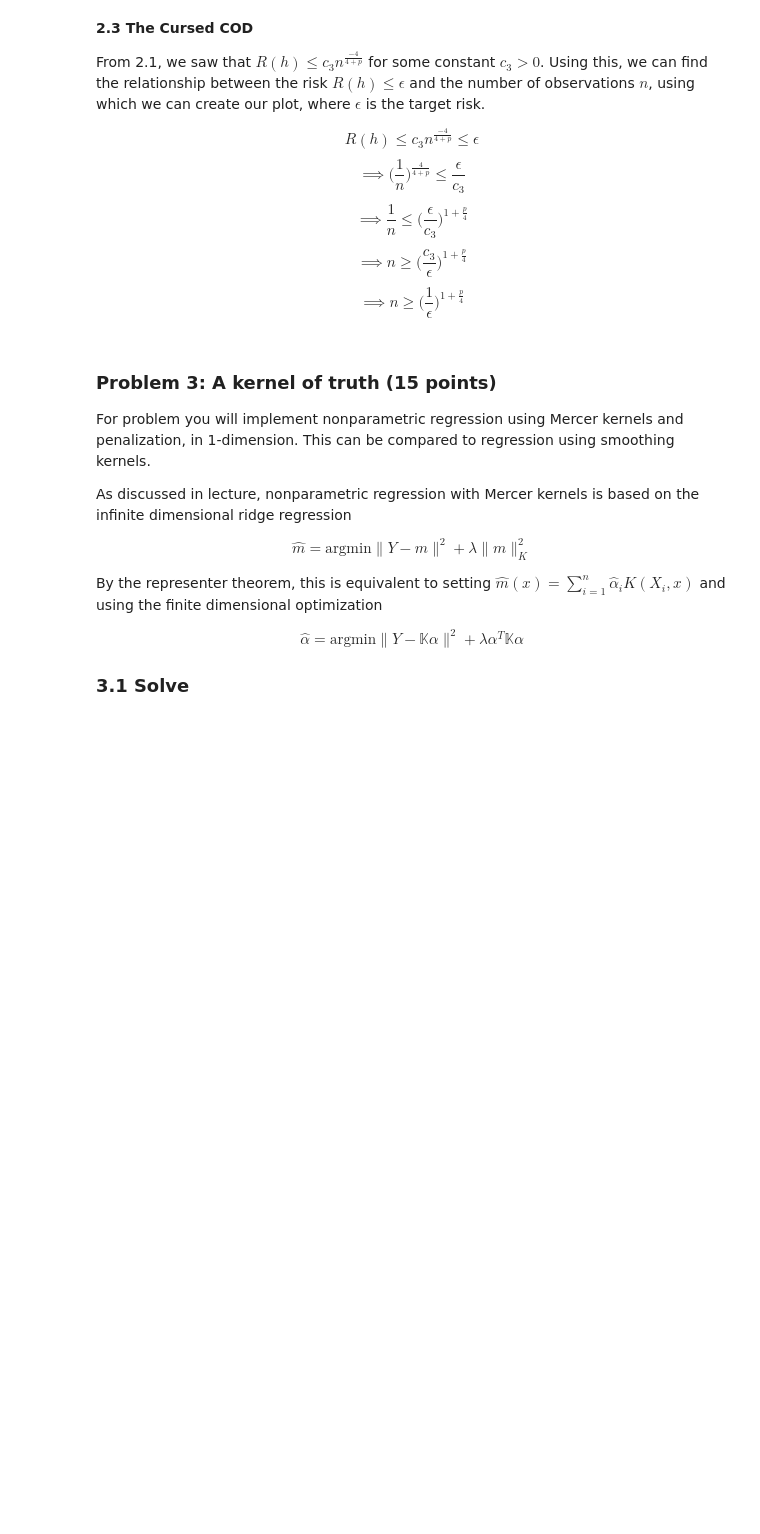
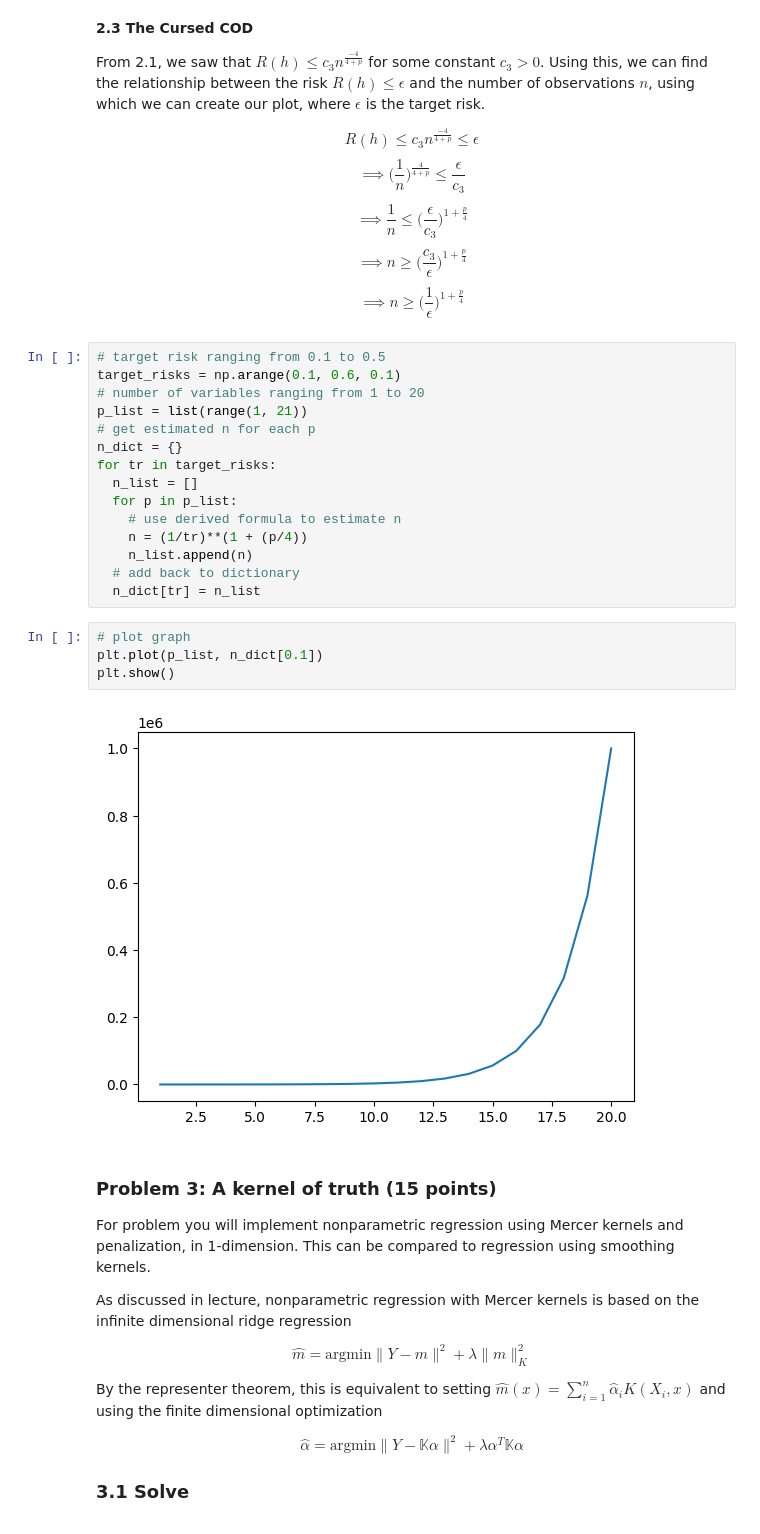
Before and after one commit to Swaha294/Swaha294, a Jupyter notebook: assignments/assn1/assn1.ipynb, the cells around one changed output. Saved outputs shown, nothing was run; the diff lists cells and outputs as text; blank space fills up the shorter version.

```diff
--- a/assignments/assn1/assn1.ipynb
+++ b/assignments/assn1/assn1.ipynb
@@ -575,6 +579,27 @@ $$\implies \big(\frac{1}{n} \big)^{\frac{4}{4+p}} \leq \frac{\epsilon}{c_3}$$
 $$\implies \frac{1}{n} \leq \big(\frac{\epsilon}{c_3} \big)^{1 + \frac{p}{4}}$$
 $$\implies n \geq \big(\frac{c_3}{\epsilon} \big)^{1 + \frac{p}{4}}$$
 $$\implies n \geq \big(\frac{1}{\epsilon} \big)^{1 + \frac{p}{4}}$$
+# %%
+# target risk ranging from 0.1 to 0.5
+target_risks = np.arange(0.1, 0.6, 0.1)
+# number of variables ranging from 1 to 20
+p_list = list(range(1, 21))
+# get estimated n for each p
+n_dict = {}
+for tr in target_risks:
+  n_list = []
+  for p in p_list:
+    # use derived formula to estimate n
+    n = (1/tr)**(1 + (p/4))
+    n_list.append(n)
+  # add back to dictionary
+  n_dict[tr] = n_list
+# %%
+# plot graph
+plt.plot(p_list, n_dict[0.1])
+plt.show()
+# %% [output]
+[figure, added]
 # %% [markdown]
 ### Problem 3: A kernel of truth (15 points)
 
```
Also changed, not shown: parts of 1 cell of this notebook.
